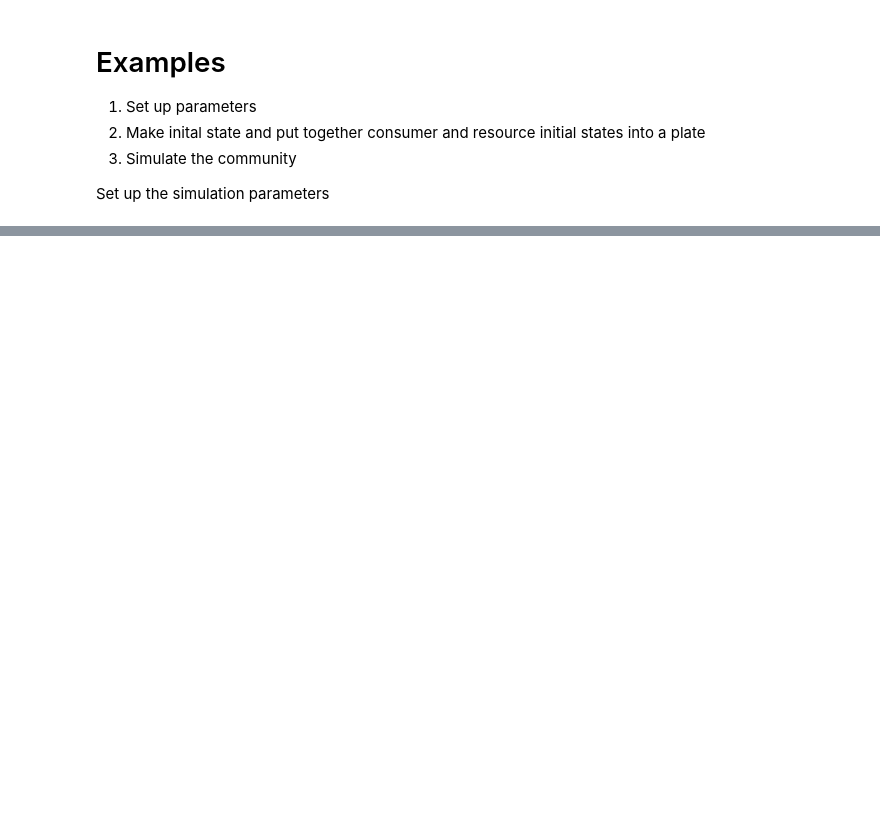
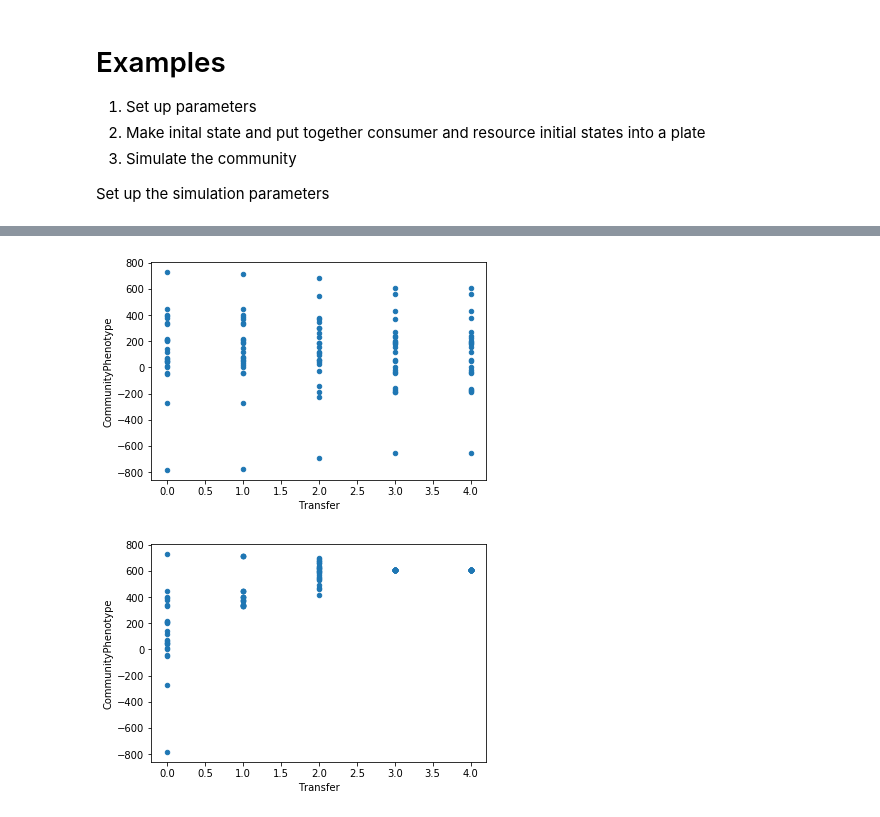
Before and after one commit to Chang-Yu-Chang/ecoprospector, a Jupyter notebook: community_selection.ipynb, the cells around one changed output, grey strips where cells are left out. Cells and saved outputs as stored; diff of their text form; code cells hidden in the pictures; blank space fills up the shorter version.

```diff
--- a/community_selection.ipynb
+++ b/community_selection.ipynb
@@ -151,0 +173,2 @@ KeyError: 'n_transfer'
+# %%
+f4_ctrl, f4_selc = select_community(params_algorithm = {"community_phenotype": "f4_community_function_interaction_binary", "selection_algorithm": "select_best_n", "migration_algorithm": "no_migration"})
@@ -151,0 +186,6 @@ KeyError: 'n_transfer'
+# %%
+plot_community_function(f4_ctrl)
+plot_community_function(f4_selc)
+# %% [output]
+[figure, added]
+[figure, added]
```
Also changed, not shown: parts of 26 cells of this notebook, 2 other files.
